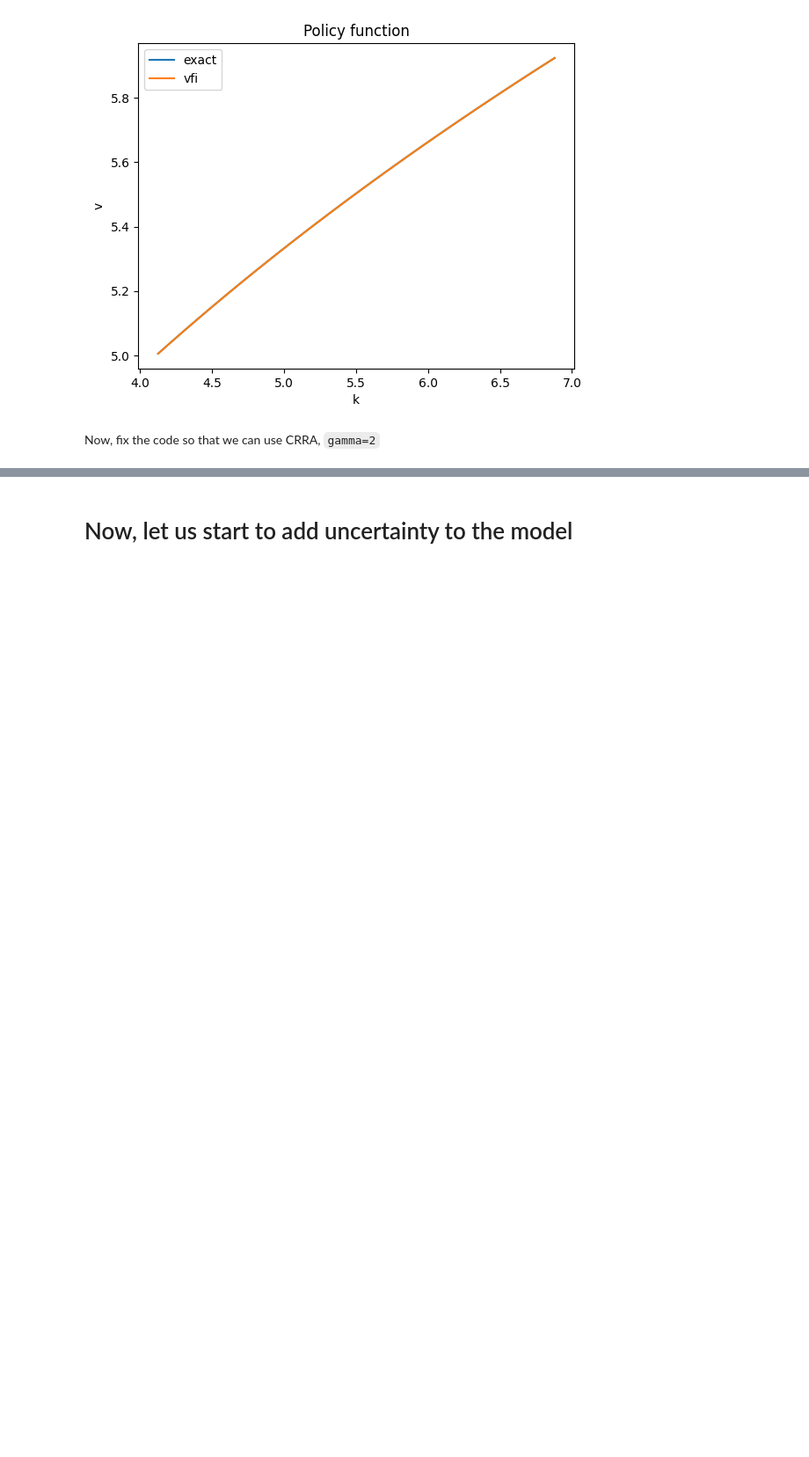
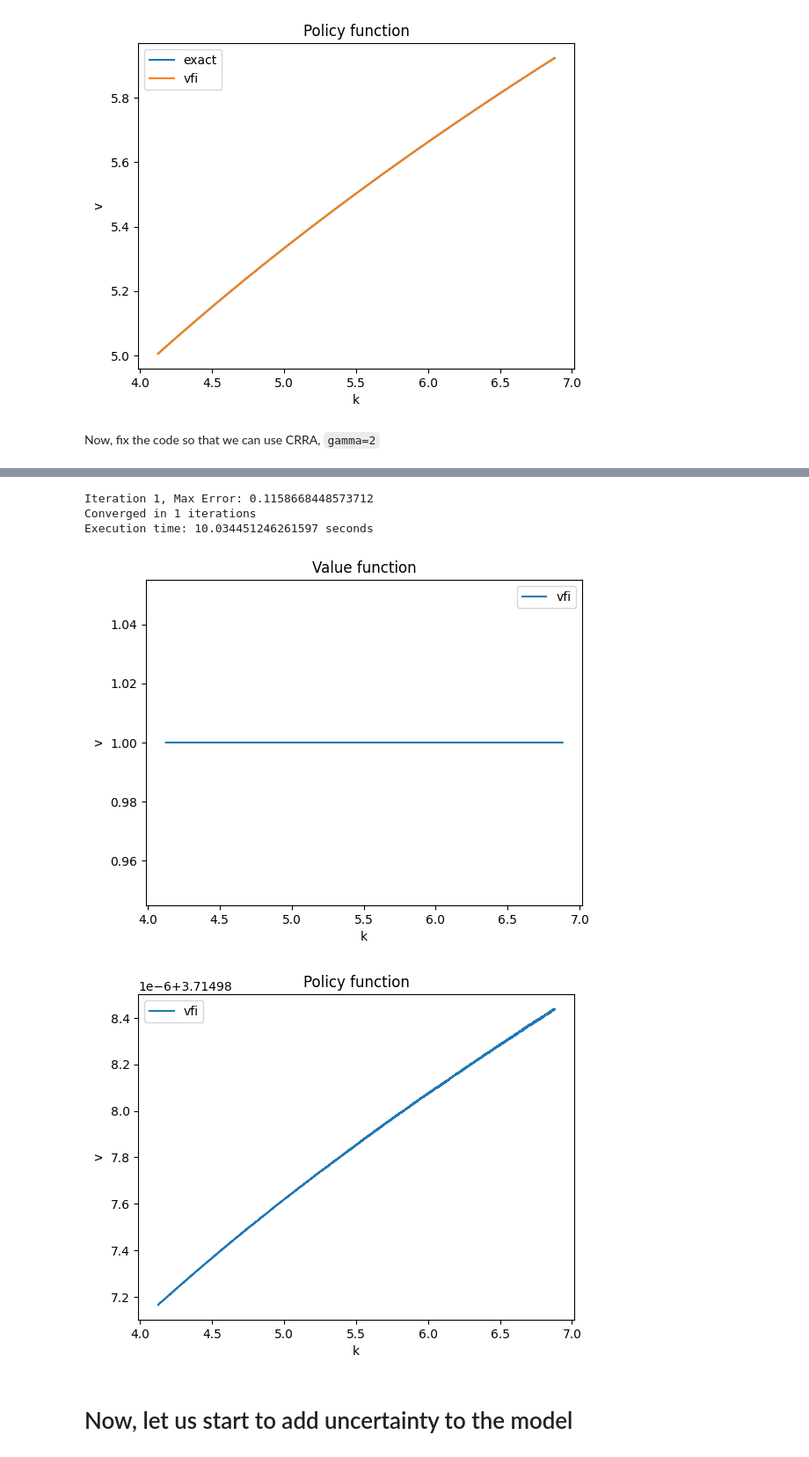
Before and after one commit to sgcbayli024/ECON8185_Homework, a Jupyter notebook: HW3_Bayliss.ipynb, the cells around one changed output, grey strips where cells are left out. Shown: that part at 88% size. Saved outputs shown, nothing was run; the diff lists cells and outputs as text; code cells hidden in the pictures; blank space fills up the shorter version.

```diff
--- a/HW3_Bayliss.ipynb
+++ b/HW3_Bayliss.ipynb
@@ -46,7 +46,9 @@ Utility
 def u(c, gamma):
     if gamma == 1:
         return np.log(c)
-    else:
+    if gamma < 1:
         return ((c ** (1 - gamma))/( 1 - gamma))
+    if gamma > 1:
+        return - ((gamma - 1) / (c ** (gamma - 1)))
 # %%
 def u_new(c,gamma, beta):
@@ -498,3 +576,11 @@ Execution time: 8.429438829421997 seconds
+# %%
+q_v, q_pol = Tq(toler=1e-6, max_iter=1000000, beta=0.95, gamma=2, alpha=0.33, delta=1, A=10, n=1)
+# %% [output]
+Iteration 1, Max Error: 0.1158668448573712
+Converged in 1 iterations
+Execution time: 10.034451246261597 seconds
+[figure, added]
+[figure, added]
 # %% [markdown]
 # Now, let us start to add uncertainty to the model
 # %% [markdown]
```
Also changed, not shown: parts of 5 cells of this notebook.
